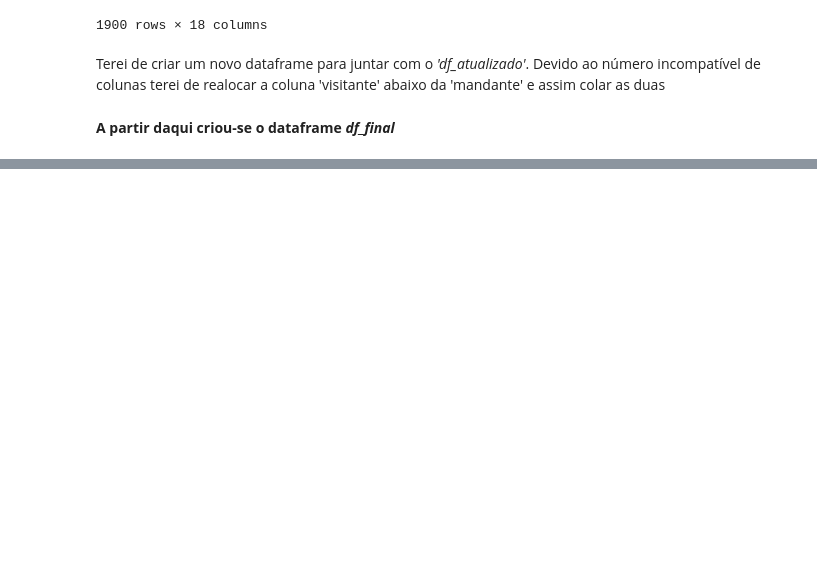
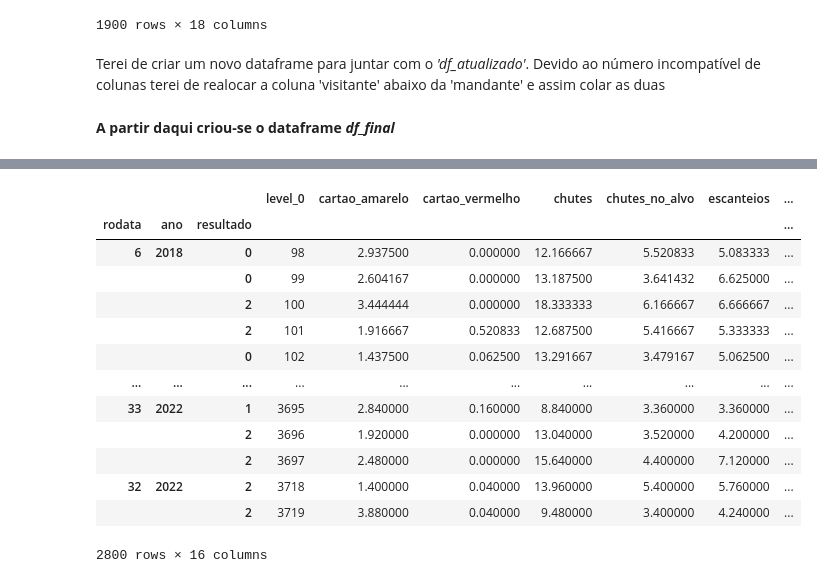
Before and after one commit to herozandn/DataScience2, a Jupyter notebook: Códigos/Ceres.ipynb, the cells around one changed output, grey strips where cells are left out. Cells and saved outputs as stored; diff of their text form; code cells hidden in the pictures; blank space fills up the shorter version.

```diff
--- a/Códigos/Ceres.ipynb
+++ b/Códigos/Ceres.ipynb
@@ -190,0 +276,2 @@ Arquivo 'dados_utilizados' já existe e não foi sobrescrito.
+# %%
+novos_dados = pd.read_csv('dados_utilizados')
@@ -190,0 +294,24 @@ Arquivo 'dados_utilizados' já existe e não foi sobrescrito.
+# %%
+#Move as variáveis imutáveis para o índice
+try:
+    novos_dados = novos_dados.set_index(['rodata', 'ano', 'resultado']).drop(columns=['Unnamed: 0', 'clube'])
+    novos_dados
+except KeyError:
+    print('Operação já realizada')
+# %%
+novos_dados
+# %% [output]
+|  |  |  | level_0 | cartao_amarelo | cartao_vermelho | chutes | chutes_no_alvo | escanteios | ... |
+| rodata | ano | resultado |  |  |  |  |  |  | ... |
+| 6 | 2018 | 0 | 98 | 2.937500 | 0.000000 | 12.166667 | 5.520833 | 5.083333 | ... |
+|  |  | 0 | 99 | 2.604167 | 0.000000 | 13.187500 | 3.641432 | 6.625000 | ... |
+|  |  | 2 | 100 | 3.444444 | 0.000000 | 18.333333 | 6.166667 | 6.666667 | ... |
+|  |  | 2 | 101 | 1.916667 | 0.520833 | 12.687500 | 5.416667 | 5.333333 | ... |
+|  |  | 0 | 102 | 1.437500 | 0.062500 | 13.291667 | 3.479167 | 5.062500 | ... |
+| ... | ... | ... | ... | ... | ... | ... | ... | ... | ... |
+| 33 | 2022 | 1 | 3695 | 2.840000 | 0.160000 | 8.840000 | 3.360000 | 3.360000 | ... |
+|  |  | 2 | 3696 | 1.920000 | 0.000000 | 13.040000 | 3.520000 | 4.200000 | ... |
+|  |  | 2 | 3697 | 2.480000 | 0.000000 | 15.640000 | 4.400000 | 7.120000 | ... |
+| 32 | 2022 | 2 | 3718 | 1.400000 | 0.040000 | 13.960000 | 5.400000 | 5.760000 | ... |
+|  |  | 2 | 3719 | 3.880000 | 0.040000 | 9.480000 | 3.400000 | 4.240000 | ... |
+2800 rows × 16 columns
```
Also changed, not shown: parts of 23 cells of this notebook, 4 other files.
